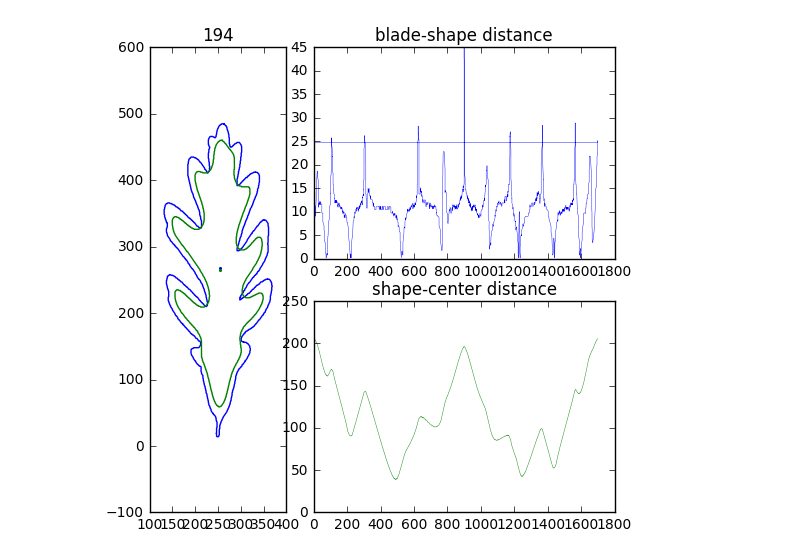
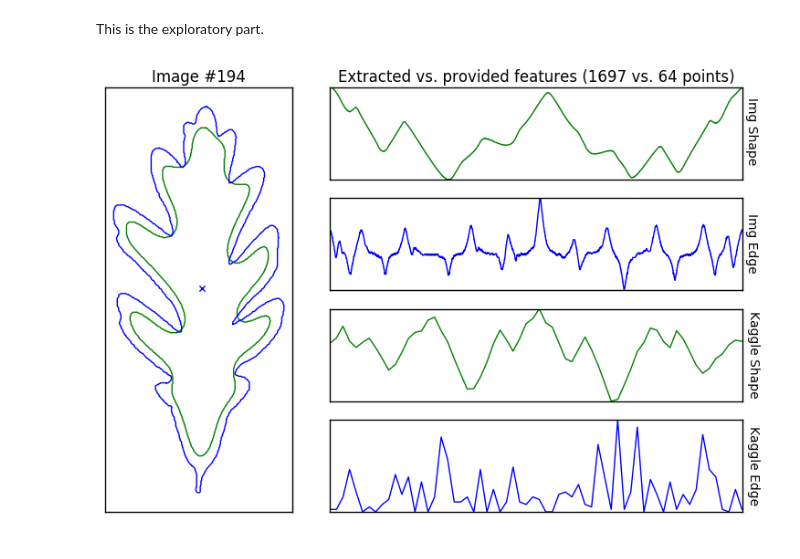
Before and after one commit to lorinc/kaggle-notebooks, a Jupyter notebook: leaf_feature_extraction.ipynb, the cells around one changed output. Cells and saved outputs as stored; diff of their text form; code cells hidden in the pictures.

```diff
--- a/leaf_feature_extraction.ipynb
+++ b/leaf_feature_extraction.ipynb
@@ -181,32 +154,2 @@ Also, I'm yet to come up good metrics for the shape, but:
-# %%
-# for fun, work with a random leaf
-# exploring solution before building it as function
-
-title, img = list(get_imgs(1))[0]
-blur = extract_shape(img)
-
-blade = get_contour(img)
-shape = get_contour(blur)
-blade_y, blade_x = get_center(img)
-shape_y, shape_x = get_center(blur)
-
-blade_dist = sp.spatial.cKDTree(shape).query(blade)
-shape_dist = metrics.pairwise.paired_distances(shape, [[shape_x, shape_y]] * len(shape))
-
-ax1 = plt.subplot2grid((2,3), (0,0), rowspan=2)
-ax1.plot(*coords_to_cols(blade), *coords_to_cols(shape))
-ax1.set_title(title)
-ax1.scatter(blade_x, blade_y, marker='.', c='b', linewidth=0)
-ax1.scatter(shape_x, shape_y, marker='.', c='g', linewidth=0)
-
-ax2 = plt.subplot2grid((2,3), (0,1), colspan=2)
-ax2.set_title('blade-shape distance')
-ax2.plot(blade_dist[1], blade_dist[0], linewidth=.3)
-
-ax3 = plt.subplot2grid((2,3), (1,1), colspan=2)
-ax3.set_title('shape-center distance')
-ax3.plot(range(len(shape_dist)), shape_dist, linewidth=.3, c='g')
-
-plt.show()
-# %% [output]
-[figure, removed]
+# %% [markdown]
+This is the exploratory part.
@@ -212,0 +185,41 @@ plt.show()
+# %%
+# visualization of the two set of features
+rcParams['figure.figsize'] = (9,6)
+
+ax1 = plt.subplot2grid((4,3), (0,0), rowspan=4)
+ax1.set_title('Image #' + str(title))
+ax1.set_xticks([])
+ax1.set_yticks([])
+ax1.plot(shape_x, shape_y, c='g')
+ax1.plot(blade_x, blade_y, c='b')
+ax1.scatter(shape_cx, shape_cy, marker='x')
+
+ax2 = plt.subplot2grid((4,3), (0,1), colspan=2)
+ax2.text(1710, 170, 'Img Shape', rotation=270)
+ax2.set_xticks([])
+ax2.set_yticks([])
+ax2.set_title('Extracted vs. provided features ('+
+              str(len(shape_dist)) +' vs. 64 points)')
+ax2.plot(range(len(shape_dist)), shape_dist, c='g')
+
+ax3 = plt.subplot2grid((4,3), (1,1), colspan=2)
+ax3.text(2460, 30, 'Img Edge', rotation=270)
+ax3.set_xticks([])
+ax3.set_yticks([])
+ax3.plot(range(len(blade_dist[0])), blade_dist[0], c='b')
+
+ax4 = plt.subplot2grid((4,3), (2,1), colspan=2)
+ax4.text(63.7, .00032, 'Kaggle Shape', rotation=270)
+ax4.set_xticks([])
+ax4.set_yticks([])
+ax4.plot(range(len(kaggle_shape)), kaggle_shape, c='g')
+
+ax5 = plt.subplot2grid((4,3), (3,1), colspan=2)
+ax5.text(63.7, .06, 'Kaggle Edge', rotation=270)
+ax5.set_xticks([])
+ax5.set_yticks([])
+ax5.plot(range(len(kaggle_blade)), kaggle_blade, c='b')
+
+plt.show()
+# %% [output]
+[figure, added]
```
Also changed, not shown: parts of 8 cells of this notebook.
